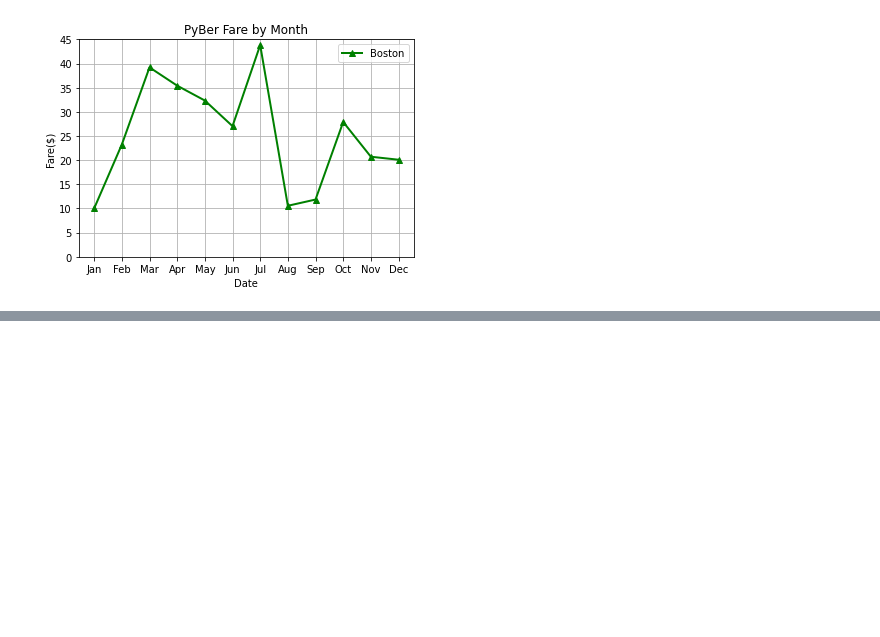
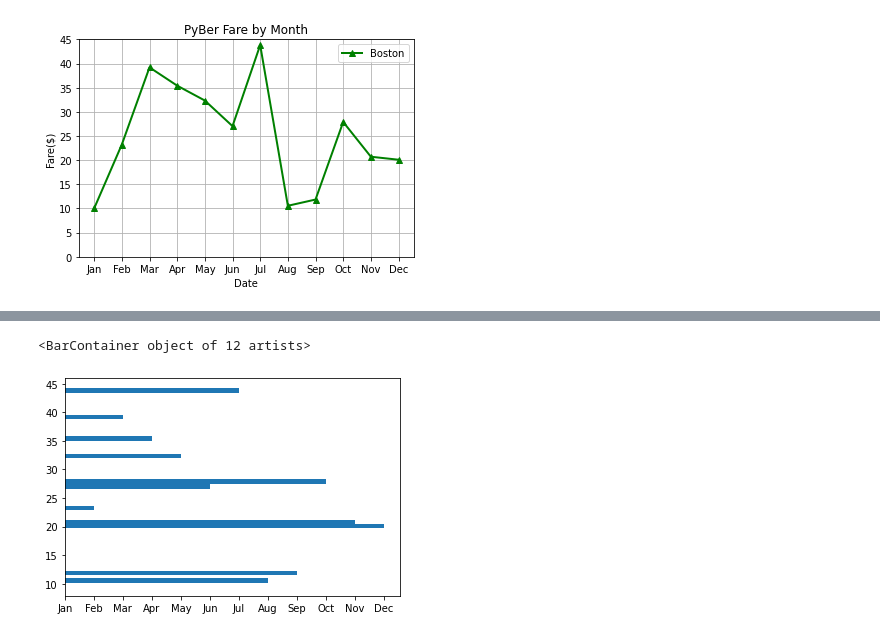
Before and after one commit to jmratcliff/PyBer_Analysis, a Jupyter notebook: matplotlib_practice.ipynb, the cells around one changed output, grey strips where cells are left out. Saved outputs shown, nothing was run; the diff lists cells and outputs as text; code cells hidden in the pictures; blank space fills up the shorter version.

```diff
--- a/matplotlib_practice.ipynb
+++ b/matplotlib_practice.ipynb
@@ -94,0 +120,6 @@ plt.legend()
+# %%
+# Create horizontal bar
+plt.barh(y_axis, x_axis)
+# %% [output]
+<BarContainer object of 12 artists>
+[figure, added]
```
Also changed, not shown: parts of 16 cells of this notebook.
